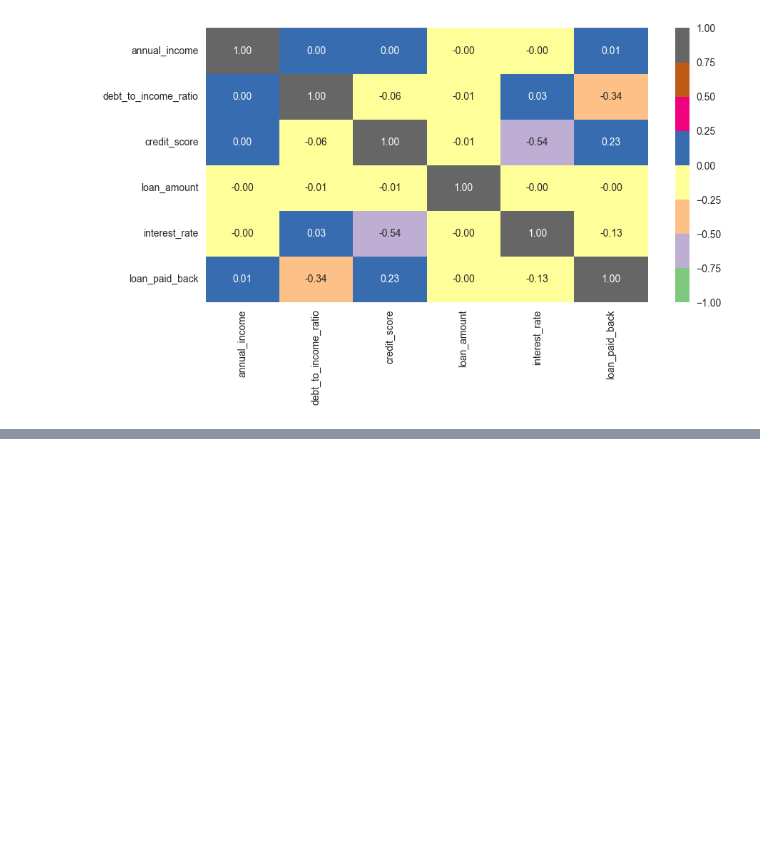
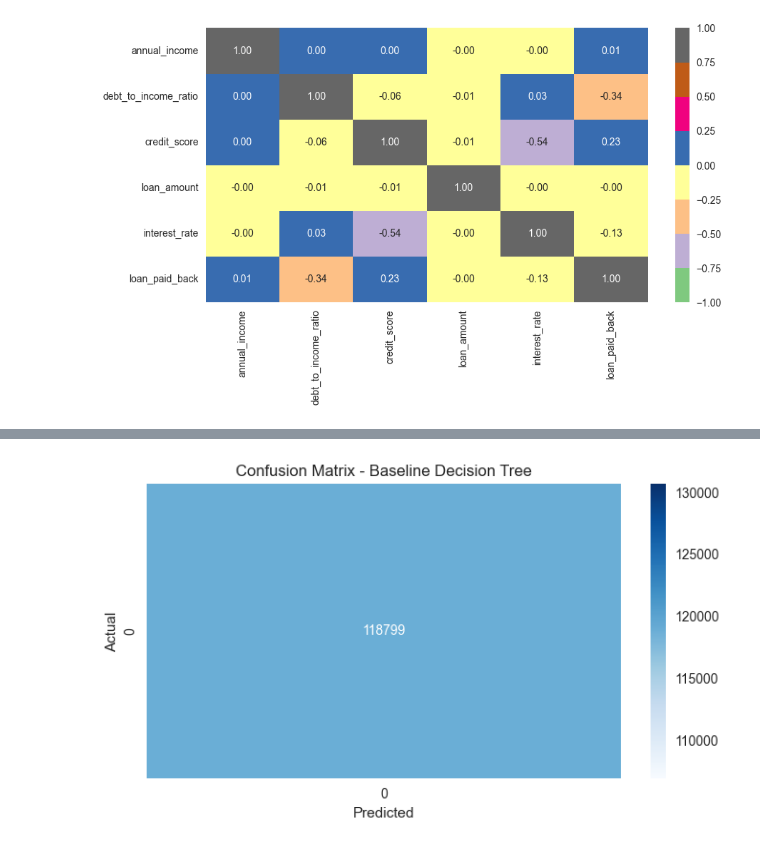
Before and after one commit to ADEOYE-MARY25/Kaggle_Document, a Jupyter notebook: preprocessed.ipynb, the cells around one changed output, grey strips where cells are left out. Drawn from its saved outputs; the diff is of its cells as text; code cells hidden in the pictures; blank space fills up the shorter version.

```diff
--- a/preprocessed.ipynb
+++ b/preprocessed.ipynb
@@ -248,8 +231,3 @@ Index(['annual_income', 'debt_to_income_ratio', 'credit_score', 'loan_amount',
       dtype='object')
 # %%
 # let normalise numeric values to help algorithms like Logistic or SVM perform better.
-
-
-scaler= StandardScaler()
-data[numerical_col]= scaler.fit_transform(data[numerical_col])
-data[numerical_col].std()
@@ -341,0 +370,15 @@ plt.show()
+# %%
+from sklearn.ensemble import RandomForestClassifier
+from sklearn.metrics import accuracy_score, classification_report, confusion_matrix
+# Train baseline model
+model = RandomForestClassifier(random_state=234)
+model.fit(X_train, y_train)
+# Predict
+y_pred = model.predict(X_test)
+# y_prob = model.predict_proba(X_test)[:, 1]
+# y_pred = (y_prob > 0.3).astype(int)
+y_pred = (y_pred > 0.3).astype(int)
+# Evaluate
+print("Accuracy:", accuracy_score(y_test, y_pred))
+print("\nClassification Report:\n", classification_report(y_test, y_pred))
+print("\nConfusion Matrix:\n", confusion_matrix(y_test, y_pred))
@@ -341,0 +415,10 @@ plt.show()
+# %%
+
+plt.figure(figsize=(8,4))
+sns.heatmap(confusion_matrix(y_test, y_pred), annot=True, fmt='d', cmap='Blues')
+plt.title("Confusion Matrix - Baseline Decision Tree")
+plt.xlabel("Predicted")
+plt.ylabel("Actual")
+plt.show()
+# %% [output]
+[figure, added]
```
Also changed, not shown: parts of 13 cells of this notebook.
